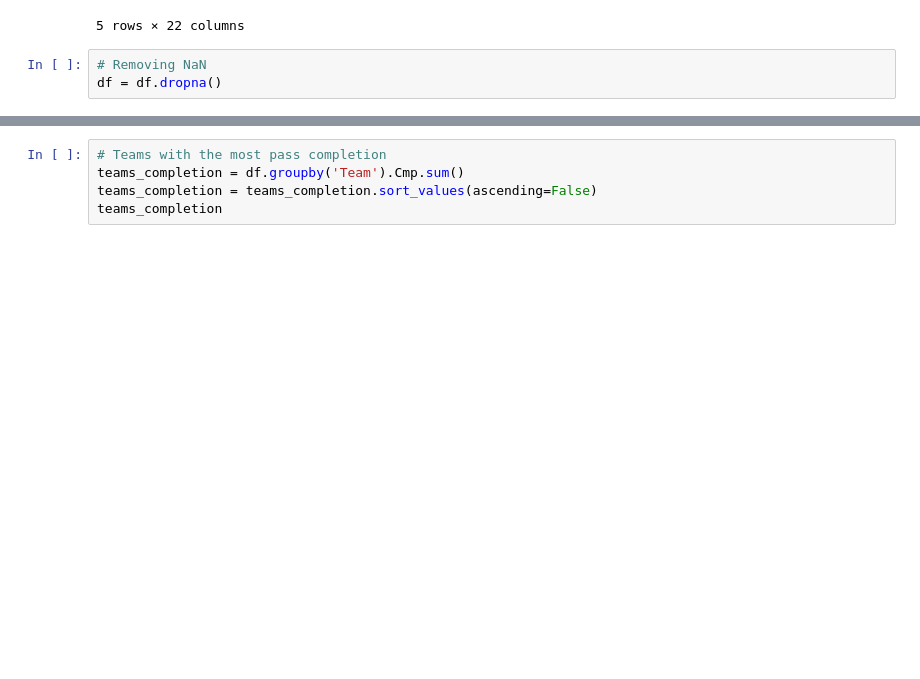
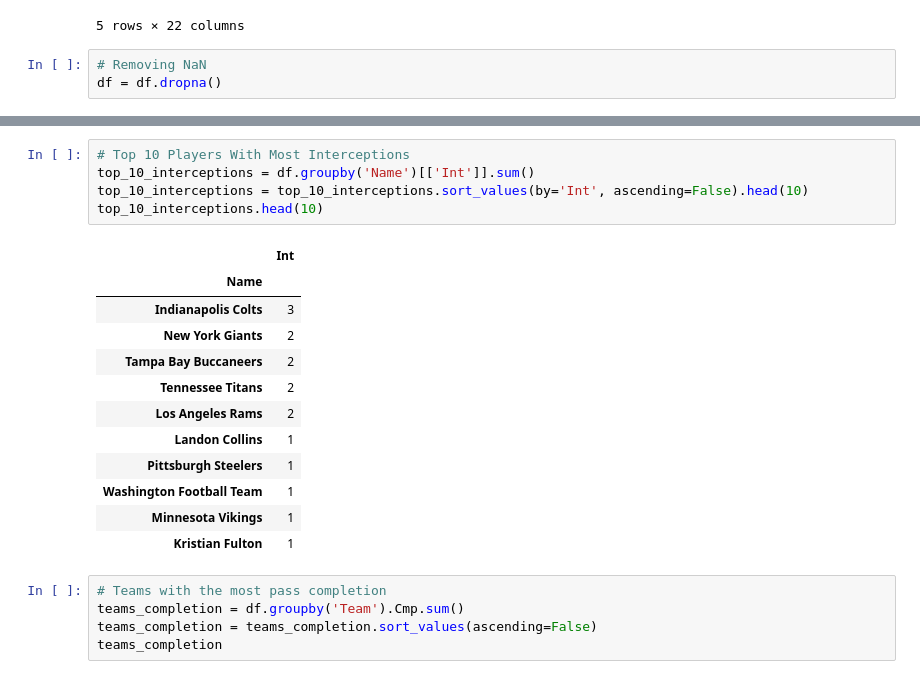
Before and after one commit to isabel-fernandes/fantasy-nfl-lineup-optimizer, a Jupyter notebook: dashboard/player_weekly_data.ipynb, the cells around one changed output, grey strips where cells are left out. Saved outputs shown, nothing was run; the diff lists cells and outputs as text; blank space fills up the shorter version.

```diff
--- a/dashboard/player_weekly_data.ipynb
+++ b/dashboard/player_weekly_data.ipynb
@@ -56,3 +67,21 @@ Name: PassingTD, dtype: int64
+# %%
+# Top 10 Players With Most Interceptions
+top_10_interceptions = df.groupby('Name')[['Int']].sum()
+top_10_interceptions = top_10_interceptions.sort_values(by='Int', ascending=False).head(10)
+top_10_interceptions.head(10)
+# %% [output]
+|  | Int |
+| Name |  |
+| Indianapolis Colts | 3 |
+| New York Giants | 2 |
+| Tampa Bay Buccaneers | 2 |
+| Tennessee Titans | 2 |
+| Los Angeles Rams | 2 |
+| Landon Collins | 1 |
+| Pittsburgh Steelers | 1 |
+| Washington Football Team | 1 |
+| Minnesota Vikings | 1 |
+| Kristian Fulton | 1 |
 # %%
 # Teams with the most pass completion
 teams_completion = df.groupby('Team').Cmp.sum()
```
Also changed, not shown: parts of 6 cells of this notebook.
